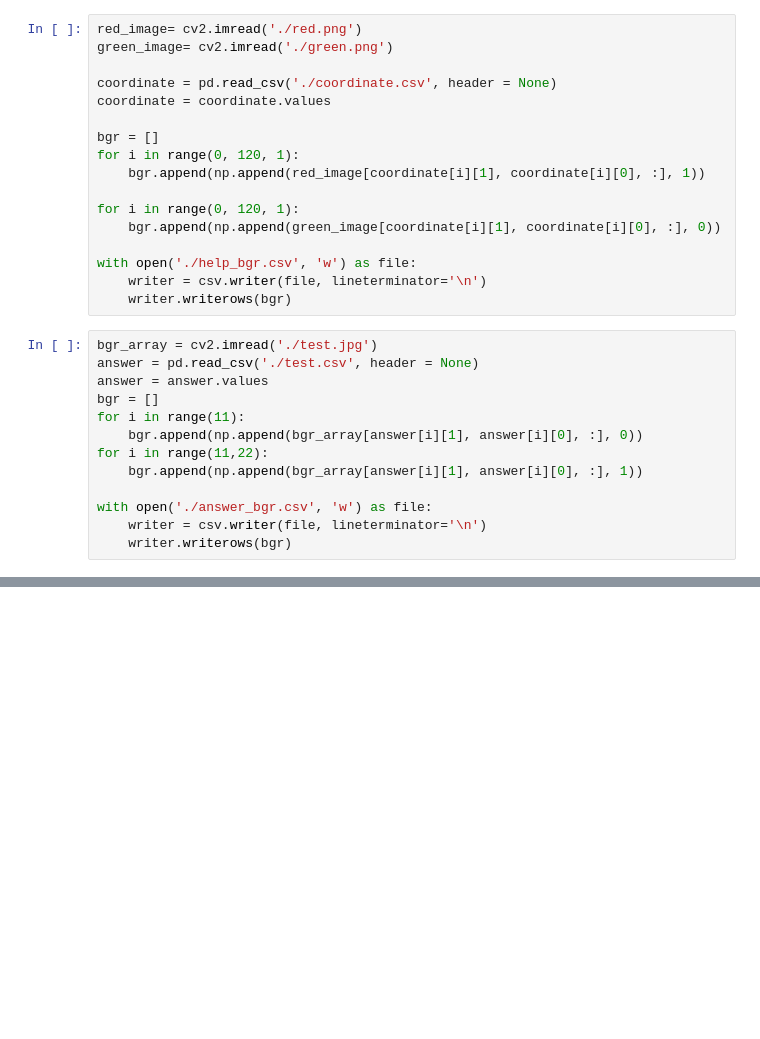
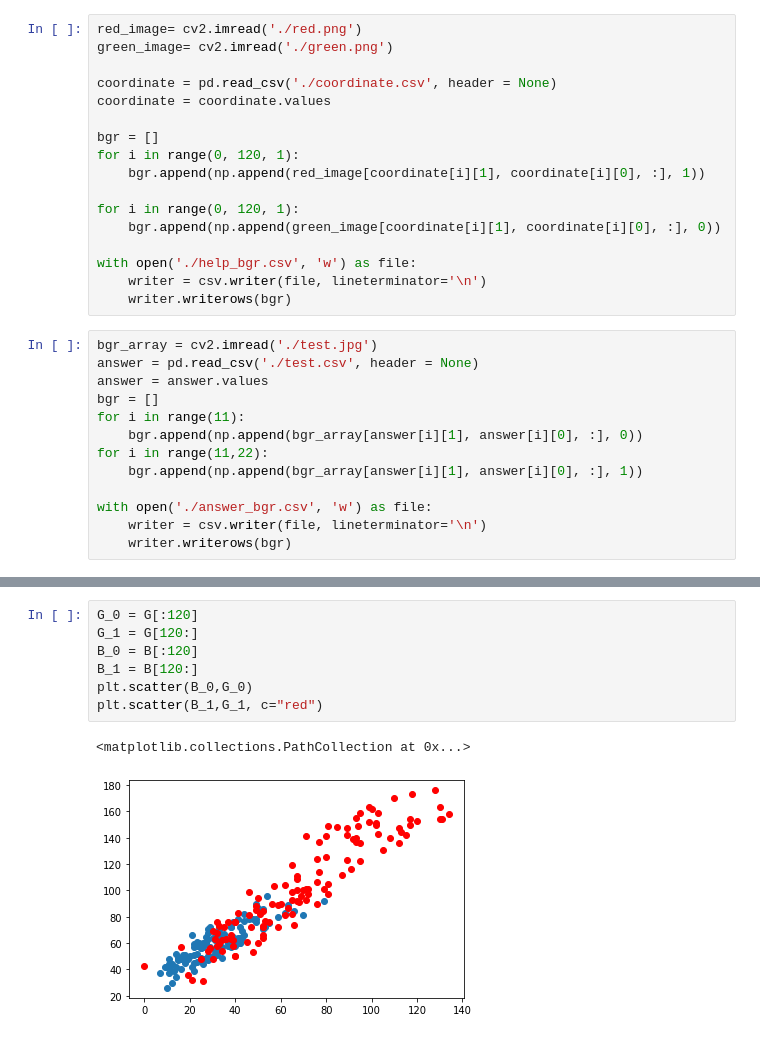
Before and after one commit to yattinda/scikit-learn, a Jupyter notebook: difine_rural/help/help.ipynb, the cells around one changed output, grey strips where cells are left out. Saved outputs shown, nothing was run; the diff lists cells and outputs as text; blank space fills up the shorter version.

```diff
--- a/difine_rural/help/help.ipynb
+++ b/difine_rural/help/help.ipynb
@@ -122,0 +134,10 @@ plt.scatter(R_1,B_1, c="red")
+# %%
+G_0 = G[:120]
+G_1 = G[120:]
+B_0 = B[:120]
+B_1 = B[120:]
+plt.scatter(B_0,G_0)
+plt.scatter(B_1,G_1, c="red")
+# %% [output]
+<matplotlib.collections.PathCollection at 0x...>
+[figure, added]
```
Also changed, not shown: parts of 5 cells of this notebook.
